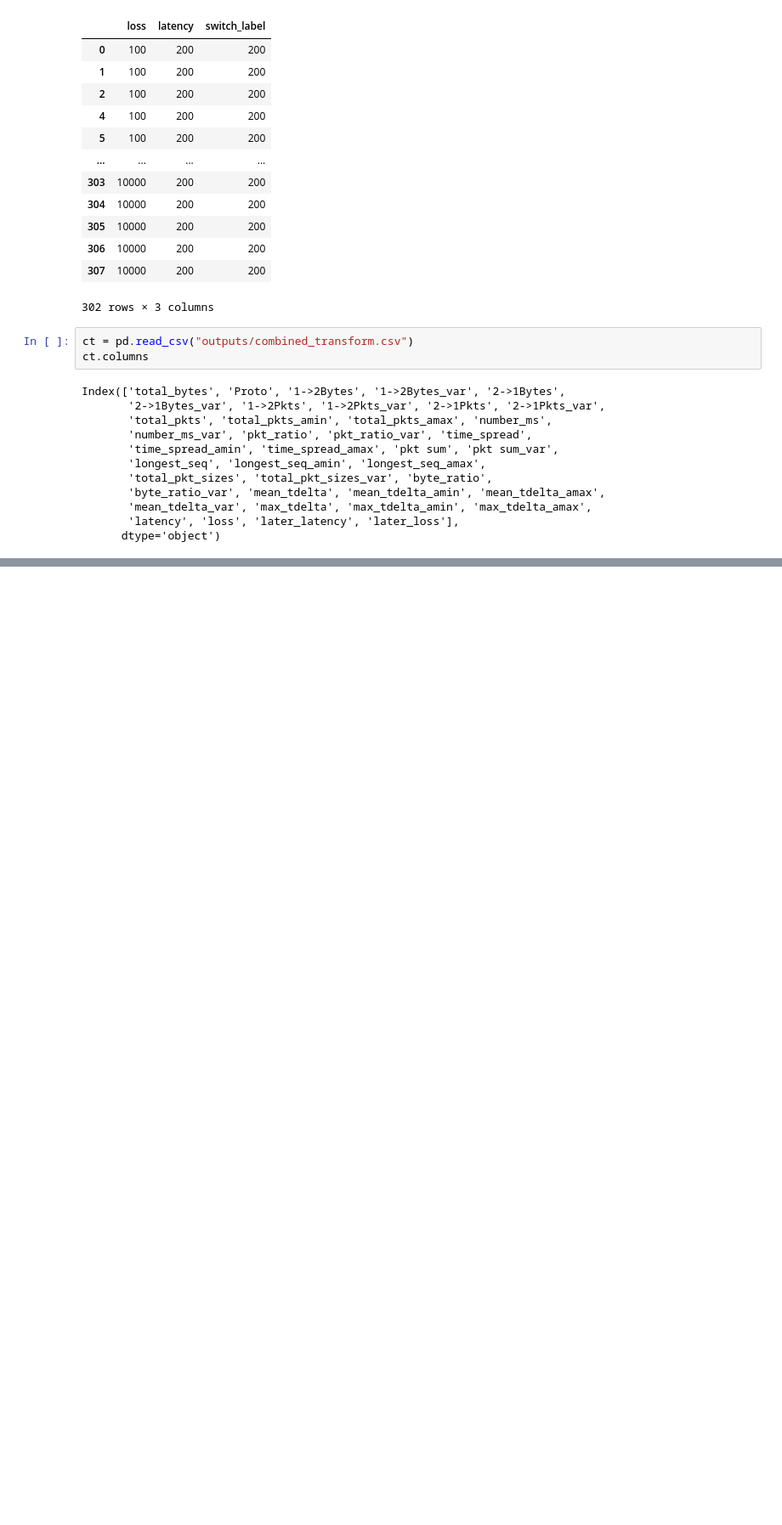
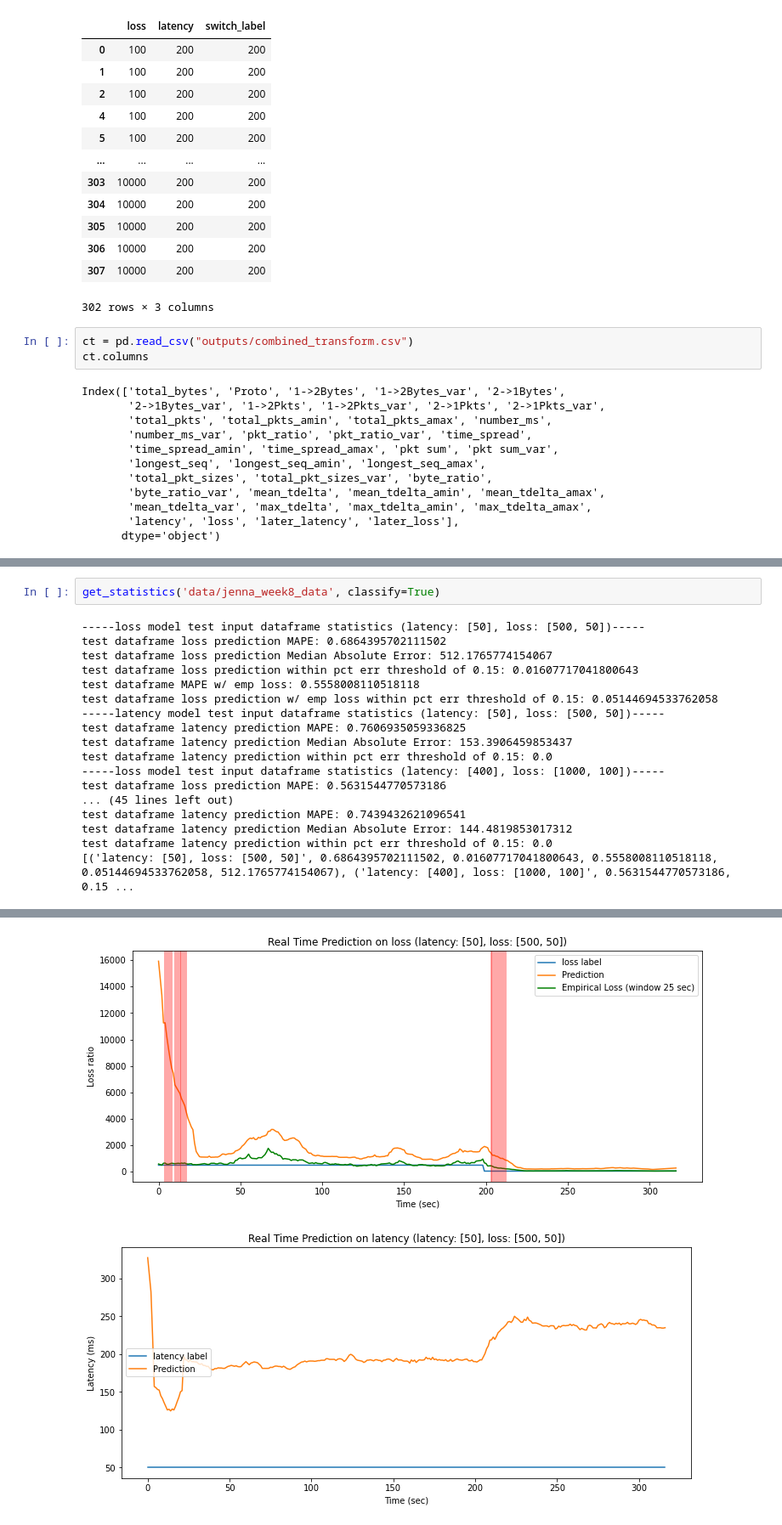
Before and after one commit to LauraDiao/Anomaly_Detectives, a Jupyter notebook: wk9.ipynb, the cells around one changed output, grey strips where cells are left out. Shown at 85% size. Drawn from its saved outputs; the diff is of its cells as text; blank space fills up the shorter version.

```diff
--- a/wk9.ipynb
+++ b/wk9.ipynb
@@ -420,0 +481,20 @@ test dataframe latency prediction within pct err threshold of 0.15: 0.1415094339
+# %%
+get_statistics('data/jenna_week8_data', classify=True)
+# %% [output]
+-----loss model test input dataframe statistics (latency: [50], loss: [500, 50])-----
+test dataframe loss prediction MAPE: 0.6864395702111502
+test dataframe loss prediction Median Absolute Error: 512.1765774154067
+test dataframe loss prediction within pct err threshold of 0.15: 0.01607717041800643
+test dataframe MAPE w/ emp loss: 0.5558008110518118
+test dataframe loss prediction w/ emp loss within pct err threshold of 0.15: 0.05144694533762058
+-----latency model test input dataframe statistics (latency: [50], loss: [500, 50])-----
+test dataframe latency prediction MAPE: 0.7606935059336825
+test dataframe latency prediction Median Absolute Error: 153.3906459853437
+test dataframe latency prediction within pct err threshold of 0.15: 0.0
+-----loss model test input dataframe statistics (latency: [400], loss: [1000, 100])-----
+test dataframe loss prediction MAPE: 0.5631544770573186
+... (45 lines left out)
+test dataframe latency prediction MAPE: 0.7439432621096541
+test dataframe latency prediction Median Absolute Error: 144.4819853017312
+test dataframe latency prediction within pct err threshold of 0.15: 0.0
+[('latency: [50], loss: [500, 50]', 0.6864395702111502, 0.01607717041800643, 0.5558008110518118, 0.05144694533762058, 512.1765774154067), ('latency: [400], loss: [1000, 100]', 0.5631544770573186, 0.15 ...
@@ -420,0 +518,2 @@ test dataframe latency prediction within pct err threshold of 0.15: 0.1415094339
+[figure, added]
+[figure, added]
```
Also changed, not shown: parts of 75 cells of this notebook, 8 other files.
